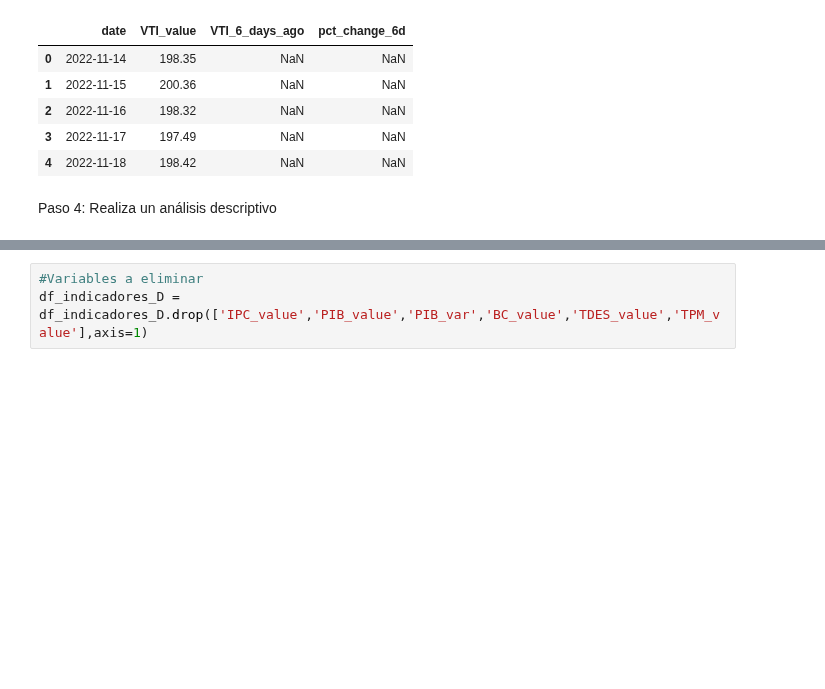
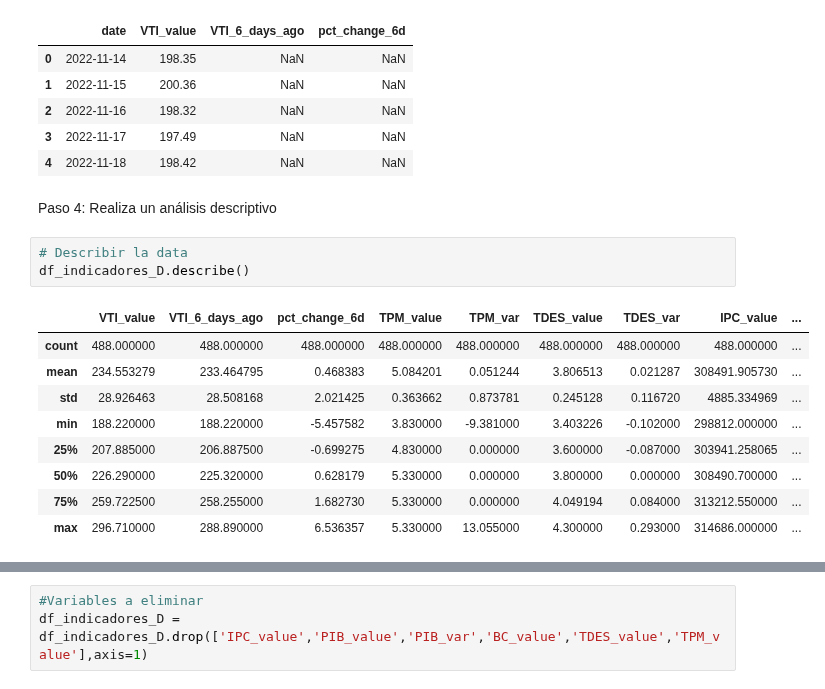
Before and after one commit to diegomacaya/proyecto_DataScience_DMS, a Jupyter notebook: src/Proyecto_Data_Science.ipynb, the cells around one changed output, grey strips where cells are left out. Saved outputs shown, nothing was run; the diff lists cells and outputs as text; blank space fills up the shorter version.

```diff
--- a/src/Proyecto_Data_Science.ipynb
+++ b/src/Proyecto_Data_Science.ipynb
@@ -664,3 +666,16 @@ df_vti_value.head()
 | 4 | 2022-11-18 | 198.42 | NaN | NaN |
 # %% [markdown]
 Paso 4: Realiza un análisis descriptivo
+# %%
+# Describir la data
+df_indicadores_D.describe()
+# %% [output]
+|  | VTI_value | VTI_6_days_ago | pct_change_6d | TPM_value | TPM_var | TDES_value | TDES_var | IPC_value | ... |
+| count | 488.000000 | 488.000000 | 488.000000 | 488.000000 | 488.000000 | 488.000000 | 488.000000 | 488.000000 | ... |
+| mean | 234.553279 | 233.464795 | 0.468383 | 5.084201 | 0.051244 | 3.806513 | 0.021287 | 308491.905730 | ... |
+| std | 28.926463 | 28.508168 | 2.021425 | 0.363662 | 0.873781 | 0.245128 | 0.116720 | 4885.334969 | ... |
+| min | 188.220000 | 188.220000 | -5.457582 | 3.830000 | -9.381000 | 3.403226 | -0.102000 | 298812.000000 | ... |
+| 25% | 207.885000 | 206.887500 | -0.699275 | 4.830000 | 0.000000 | 3.600000 | -0.087000 | 303941.258065 | ... |
+| 50% | 226.290000 | 225.320000 | 0.628179 | 5.330000 | 0.000000 | 3.800000 | 0.000000 | 308490.700000 | ... |
+| 75% | 259.722500 | 258.255000 | 1.682730 | 5.330000 | 0.000000 | 4.049194 | 0.084000 | 313212.550000 | ... |
+| max | 296.710000 | 288.890000 | 6.536357 | 5.330000 | 13.055000 | 4.300000 | 0.293000 | 314686.000000 | ... |
```
Also changed, not shown: parts of 8 cells of this notebook, 23 other files.
